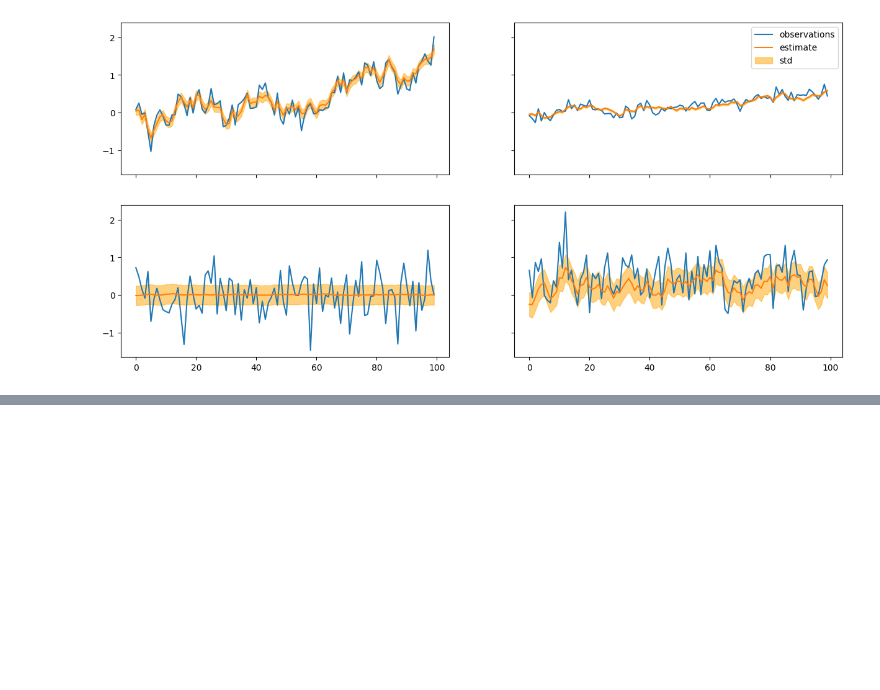
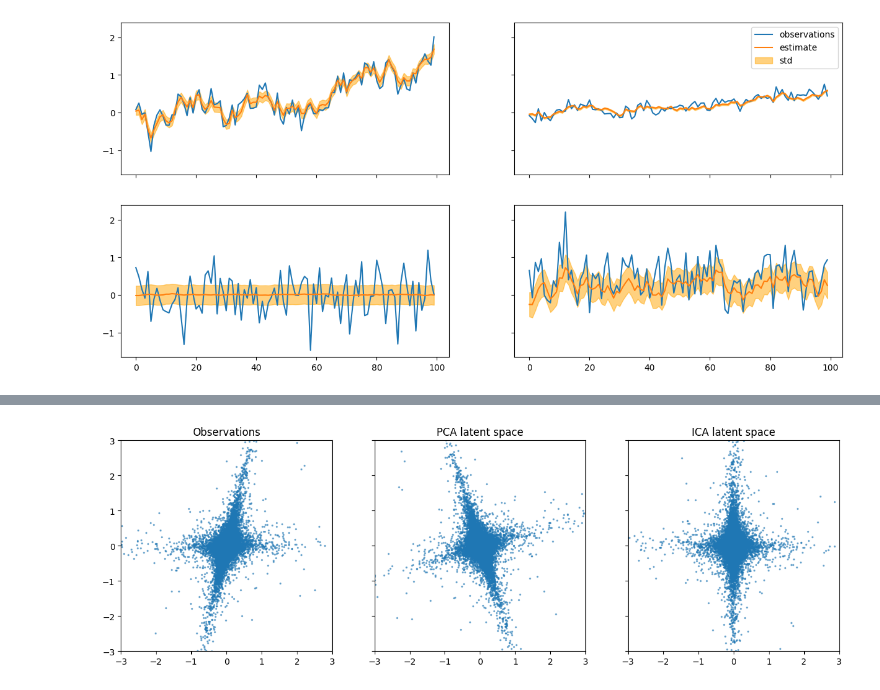
Before and after one commit to brdav/simple_latent, a Jupyter notebook: 02-continuous_latent_variables.ipynb, the cells around one changed output, grey strips where cells are left out. Drawn from its saved outputs; the diff is of its cells as text; code cells hidden in the pictures; blank space fills up the shorter version.

```diff
--- a/02-continuous_latent_variables.ipynb
+++ b/02-continuous_latent_variables.ipynb
@@ -194,0 +209,55 @@ Here, we illustrate the particle filter (see Bishop chapter 13.3.4.), an extensi
+# %%
+# generate data
+src_data = np.random.standard_t(1.5, size=(20000, 2))
+src_data[:, 0] *= 2.0
+trans = np.array([[1, 1], [0, 2]])
+X = src_data @ trans.T
+
+# for the ICA model here we assume that M = D so that
+# the latent space and data space have the same dimensionality
+class ICA:
+    def fit(self, X):
+        # X : (N, D) np.ndarray
+        self.mu = np.mean(X, axis=0)
+        Xc = X - self.mu
+        Winv = np.eye(X.shape[1])
+        epochs = 40
+        for alpha in np.logspace(-1, -5, num=epochs):
+            for xi in Xc:
+                p1 = np.outer(-np.tanh(np.dot(Winv, xi.T)), xi)
+                p2 = np.linalg.inv(Winv.T)
+                Winv += alpha * (p1 + p2)
+        self.Winv = Winv
+
+    def transform(self, X):
+        # X : (N, D) np.ndarray
+        return (X - self.mu) @ self.Winv.T
+
+
+pca = PCA(M=2)
+pca.fit(X)
+Z_pca = pca.transform(X)
+
+ica = ICA()
+ica.fit(X)
+Z_ica = ica.transform(X)
+
+st_X = X / np.std(X, axis=0)
+st_Z_pca = Z_pca / np.std(Z_pca, axis=0)
+st_Z_ica = Z_ica / np.std(Z_ica, axis=0)
+
+fig, ax = plt.subplots(1, 3, figsize=(15, 5), sharex=True, sharey=True)
+ax[0].scatter(st_X[:, 0], st_X[:, 1], s=2, marker="o", alpha=0.5)
+ax[0].set_title("Observations")
+ax[1].scatter(st_Z_pca[:, 0], st_Z_pca[:, 1], s=2, marker="o", alpha=0.5)
+ax[1].set_title("PCA latent space")
+ax[2].scatter(st_Z_ica[:, 0], st_Z_ica[:, 1], s=2, marker="o", alpha=0.5)
+ax[2].set_title("ICA latent space")
+ax[0].set_xlim(-3, 3)
+ax[0].set_ylim(-3, 3)
+ax[0].set_aspect('equal')
+ax[1].set_aspect('equal')
+ax[2].set_aspect('equal')
+plt.show()
+# %% [output]
+[figure, added]
```
Also changed, not shown: parts of 8 cells of this notebook, 5 other files.
